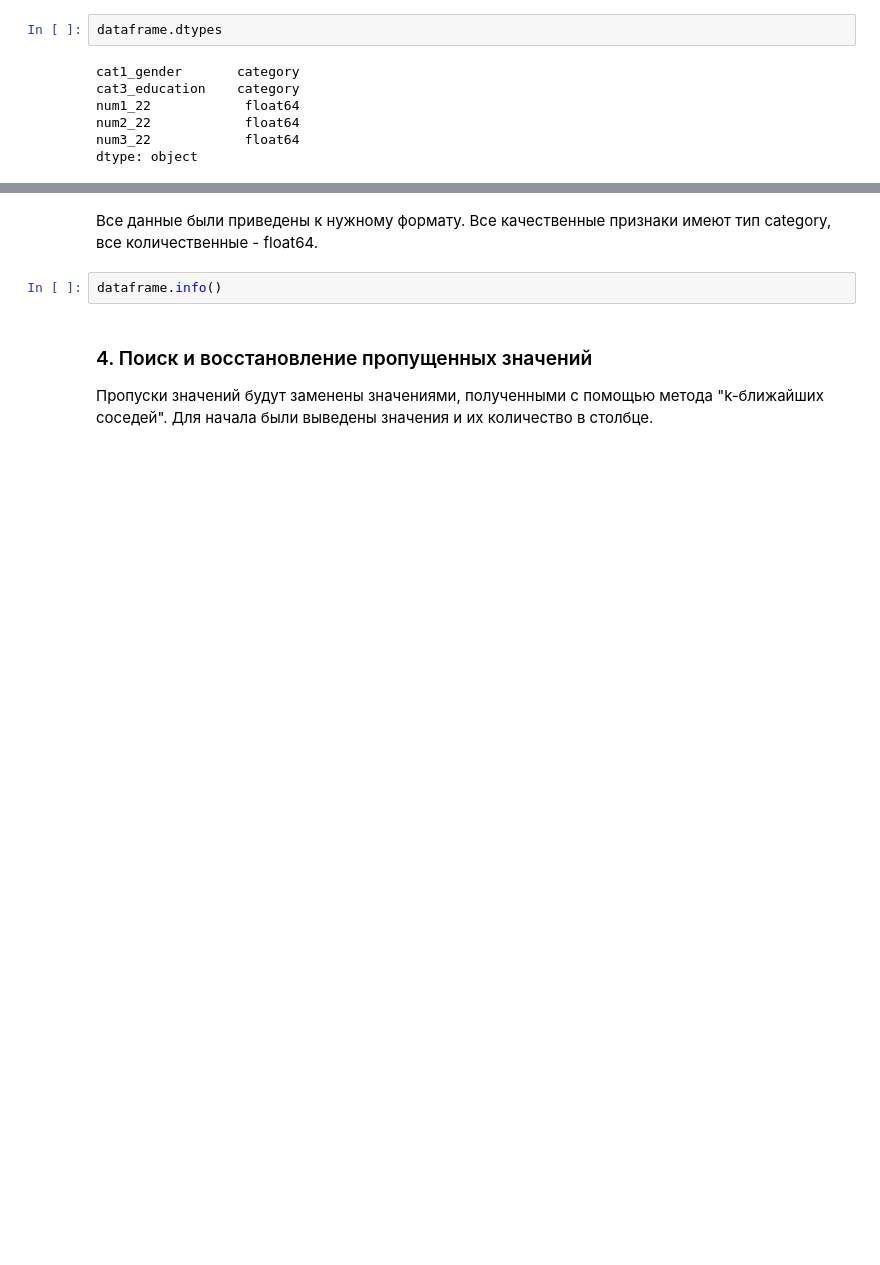
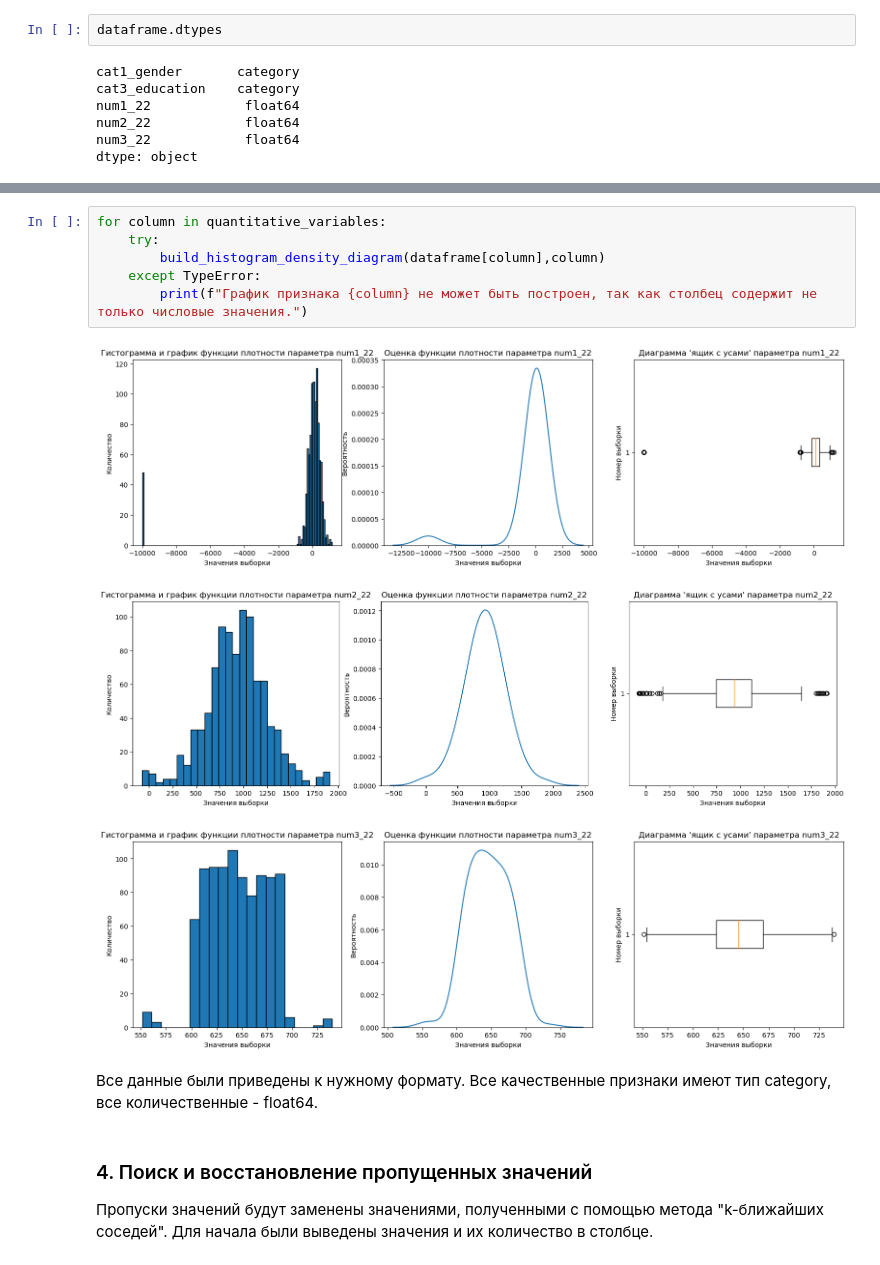
Before and after one commit to Nitrolacs/data_analysis_1_lab, a Jupyter notebook: notebooks/lab_1.ipynb, the cells around one changed output, grey strips where cells are left out. Saved outputs shown, nothing was run; the diff lists cells and outputs as text; blank space fills up the shorter version.

```diff
--- a/notebooks/lab_1.ipynb
+++ b/notebooks/lab_1.ipynb
@@ -112,7 +114,15 @@ NameError: name 'NUM3' is not defined
+# %%
+for column in quantitative_variables:
+    try:
+        build_histogram_density_diagram(dataframe[column],column)
+    except TypeError:
+        print(f"График признака {column} не может быть построен, так как столбец содержит не только числовые значения.")
+# %% [output]
+[figure, added]
+[figure, added]
+[figure, added]
 # %% [markdown]
 Все данные были приведены к нужному формату. Все качественные признаки имеют тип category, все количественные - float64.
-# %%
-dataframe.info()
 # %% [markdown]
 ### 4. Поиск и восстановление пропущенных значений
 Пропуски значений будут заменены значениями, полученными с помощью метода "k-ближайших соседей".
```
Also changed, not shown: parts of 4 cells of this notebook, 1 other file.
